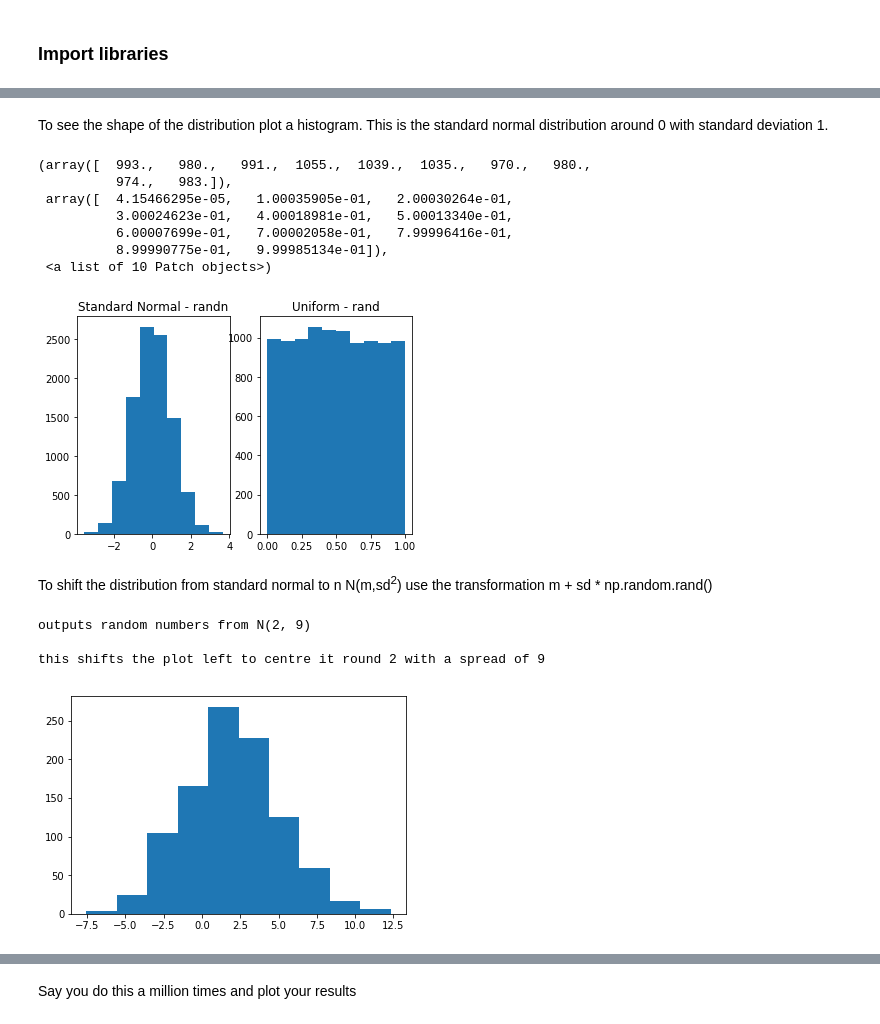
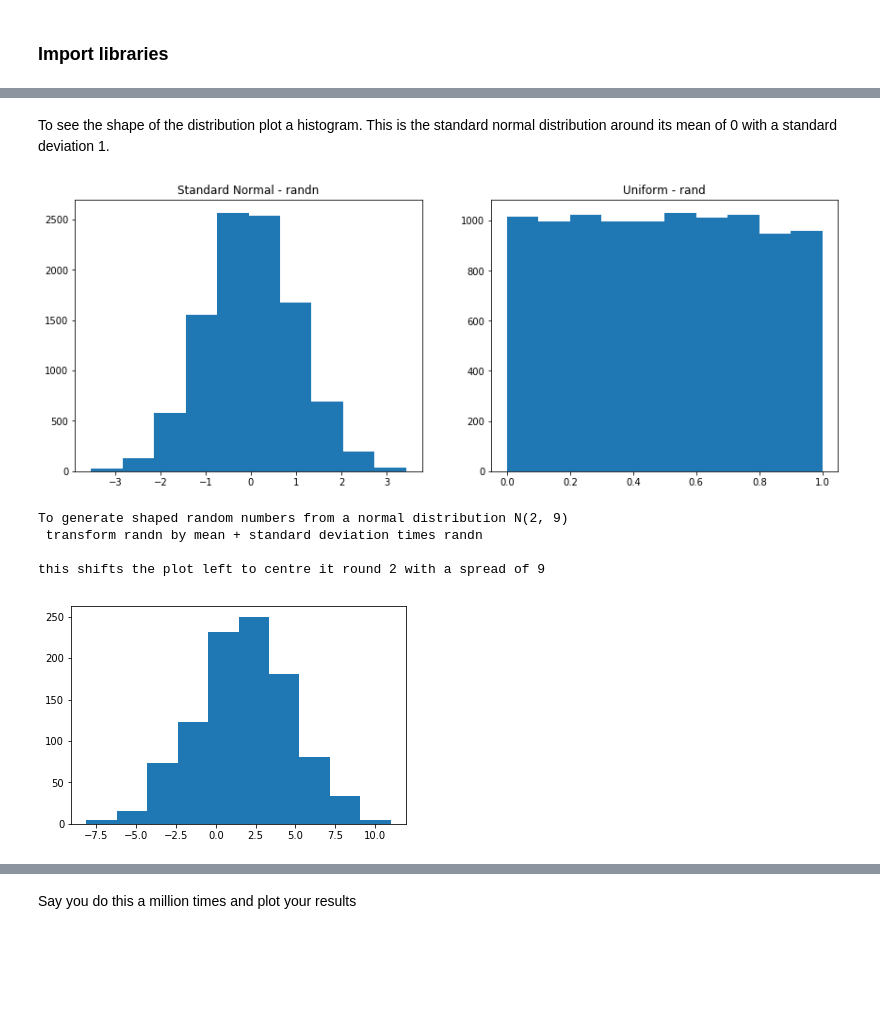
Before and after one commit to Osheah/p4da-numpy-random, a Jupyter notebook: numpy-random.ipynb, the cells around one changed output, grey strips where cells are left out. Drawn from its saved outputs; the diff is of its cells as text; code cells hidden in the pictures; blank space fills up the shorter version.

```diff
--- a/numpy-random.ipynb
+++ b/numpy-random.ipynb
@@ -190,34 +195,28 @@ No input given  - single random float returned
 # %% [markdown]
-To see the shape of the distribution plot a histogram. This is the standard normal distribution around 0 with standard deviation 1.
+To see the shape of the distribution plot a histogram. This is the standard normal distribution around its mean of 0 with a standard deviation 1.
 # %%
-plt.subplot(1,2,1)
+plt.subplot(121)
 x = np.random.randn(10000)
 plt.title("Standard Normal - randn")
 plt.hist(x)
-plt.subplot(1,2,2)
+plt.subplot(122)
 x = np.random.rand(10000)
 plt.title("Uniform - rand")
 plt.hist(x)
+plt.subplots_adjust(bottom=1.0, right=2.0, top=2.0)
+plt.show()
 # %% [output]
-(array([  993.,   980.,   991.,  1055.,  1039.,  1035.,   970.,   980.,
-          974.,   983.]),
- array([  4.15466295e-05,   1.00035905e-01,   2.00030264e-01,
-          3.00024623e-01,   4.00018981e-01,   5.00013340e-01,
-          6.00007699e-01,   7.00002058e-01,   7.99996416e-01,
-          8.99990775e-01,   9.99985134e-01]),
- <a list of 10 Patch objects>)
-[figure, old version]
+[figure, new version]
-# %% [markdown]
-To shift the distribution from standard normal  to n N(m,sd<sup>2</sup>) use the transformation m + sd * np.random.rand()
 # %%
-print("outputs random numbers from N(2, 9)","\n")
+print("To generate shaped random numbers from a normal distribution N(2, 9) \n transform randn by mean + standard deviation times randn","\n")
 plt.hist(2+3*np.random.randn(1000))
 print("this shifts the plot left to centre it round 2 with a spread of 9")
 # %% [output]
-outputs random numbers from N(2, 9)
+To generate shaped random numbers from a normal distribution N(2, 9)
+ transform randn by mean + standard deviation times randn
 
 this shifts the plot left to centre it round 2 with a spread of 9
-[figure, old version]
+[figure, new version]
 # %% [markdown]
 ### randint
 
```
Also changed, not shown: parts of 59 cells of this notebook.
